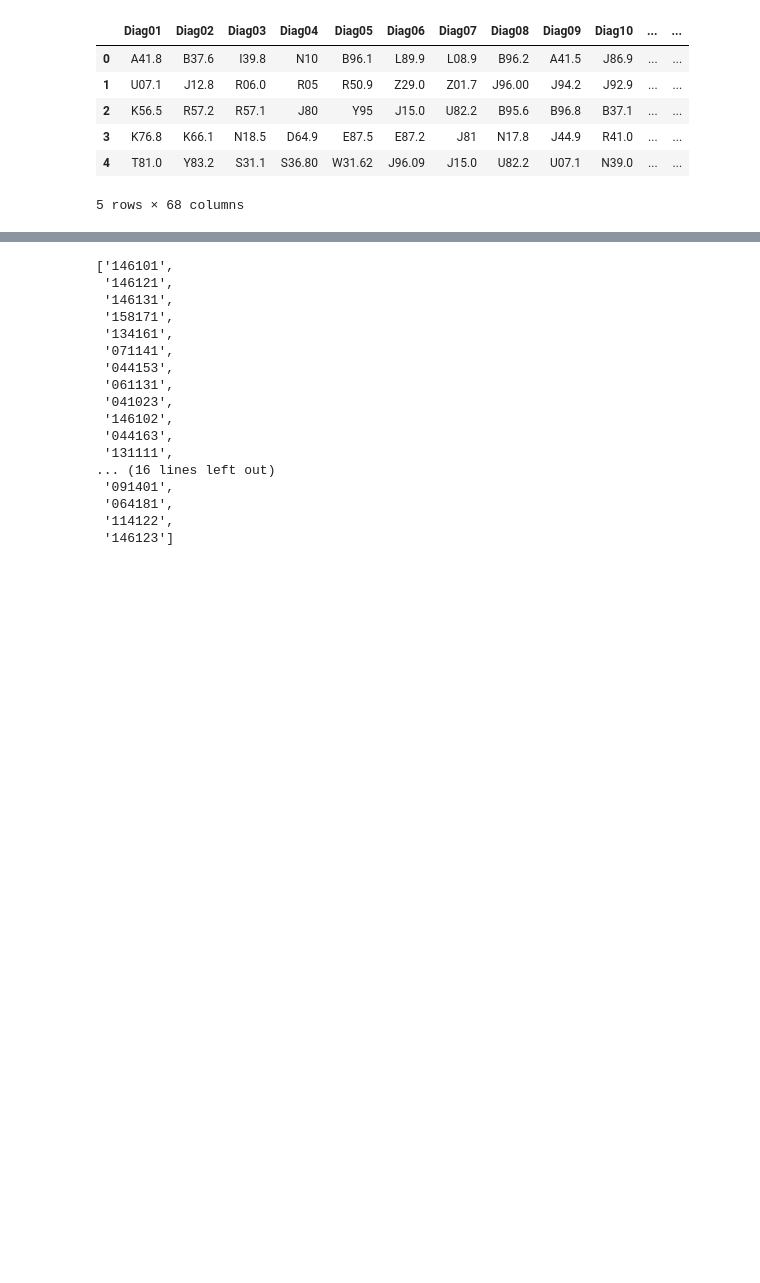
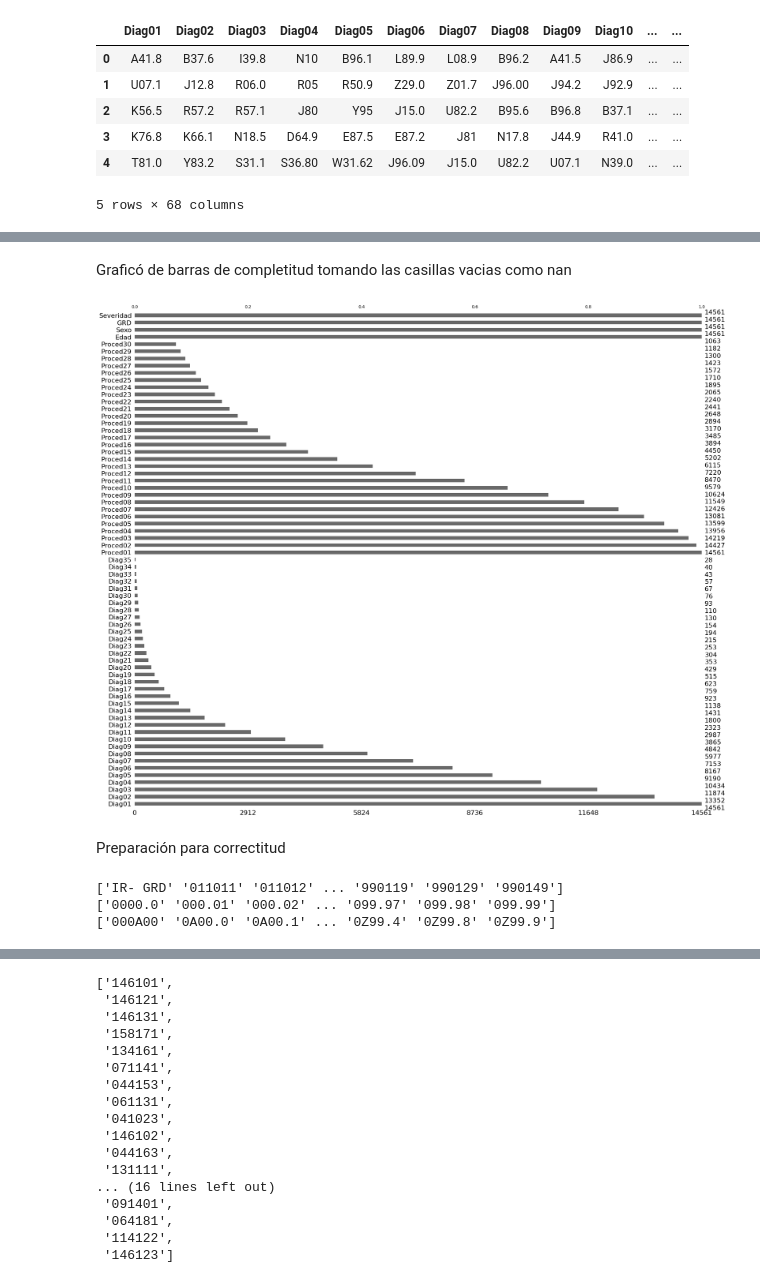
Before and after one commit to ains1622/MachineLearning, a Jupyter notebook: PredecirGRDs/GRD_predict.ipynb, the cells around one changed output, grey strips where cells are left out. Drawn from its saved outputs; the diff is of its cells as text; code cells hidden in the pictures; blank space fills up the shorter version.

Commit message:
Código de parte de análisis y otras cositas

```diff
--- a/PredecirGRDs/GRD_predict.ipynb
+++ b/PredecirGRDs/GRD_predict.ipynb
@@ -150,0 +162,48 @@ df.head()
+# %%
+df = df.replace(r'^\s*$', np.nan, regex=True)
+# %% [markdown]
+Graficó de barras de completitud tomando las casillas vacias como nan
+# %%
+msno.bar(df)
+
+plt.show()
+# %% [output]
+[figure, added]
+# %% [markdown]
+Preparación para correctitud
+# %%
+#Convertir tipos de dato
+df['Severidad'] = pd.to_numeric(df['Severidad'], errors='coerce')
+df['GRD'] = df['GRD'].astype(str).str.strip().str.zfill(6)
+#Cargar Excels
+catalogoGRD = pd.read_excel('Tablas maestras bases GRD.xlsx',sheet_name='IR - GRD',header=None)
+catalogoGRD[0] = catalogoGRD[0].astype(str).str.strip().str.zfill(6)
+catalogoGRD = catalogoGRD[catalogoGRD[0].notnull()]
+
+catalogoProced = pd.read_excel('CIE-9.xlsx')
+catalogoProced['Código'] = catalogoProced['Código'].astype(str).str.strip().str.zfill(6)
+catalogoProced = catalogoProced[catalogoProced['Código'].notnull()]
+
+catalogoDiag = pd.read_excel('CIE-10.xlsx')
+catalogoDiag['Código'] = catalogoDiag['Código'].astype(str).str.strip().str.zfill(6)
+catalogoDiag = catalogoDiag[catalogoDiag['Código'].notnull()]
+
+#Obtiene lista de válidos
+codigos_validos_GRD = catalogoGRD[0].unique()
+codigos_validos_Proced = catalogoProced['Código'].unique()
+codigos_validos_Diag = catalogoDiag['Código'].unique()
+print(codigos_validos_GRD)
+print(codigos_validos_Proced)
+print(codigos_validos_Diag)
+
+# Columnas de diagnóstico y procedimiento
+diag_cols = [f'Diag{str(i).zfill(2)}' for i in range(1, 36)]
+proced_cols = [f'Proced{str(i).zfill(2)}' for i in range(1, 31)]
+
+# Filtros válidos: todos los valores deben estar en la lista o ser NaN
+filtro_diag = df[diag_cols].applymap(lambda x: pd.isna(x) or x in codigos_validos_Diag).all(axis=1)
+filtro_proced = df[proced_cols].applymap(lambda x: pd.isna(x) or x in codigos_validos_Proced).all(axis=1)
+# %% [output]
+['IR- GRD' '011011' '011012' ... '990119' '990129' '990149']
+['0000.0' '000.01' '000.02' ... '099.97' '099.98' '099.99']
+['000A00' '0A00.0' '0A00.1' ... '0Z99.4' '0Z99.8' '0Z99.9']
```
Also changed, not shown: parts of 56 cells of this notebook, 3 other files.
